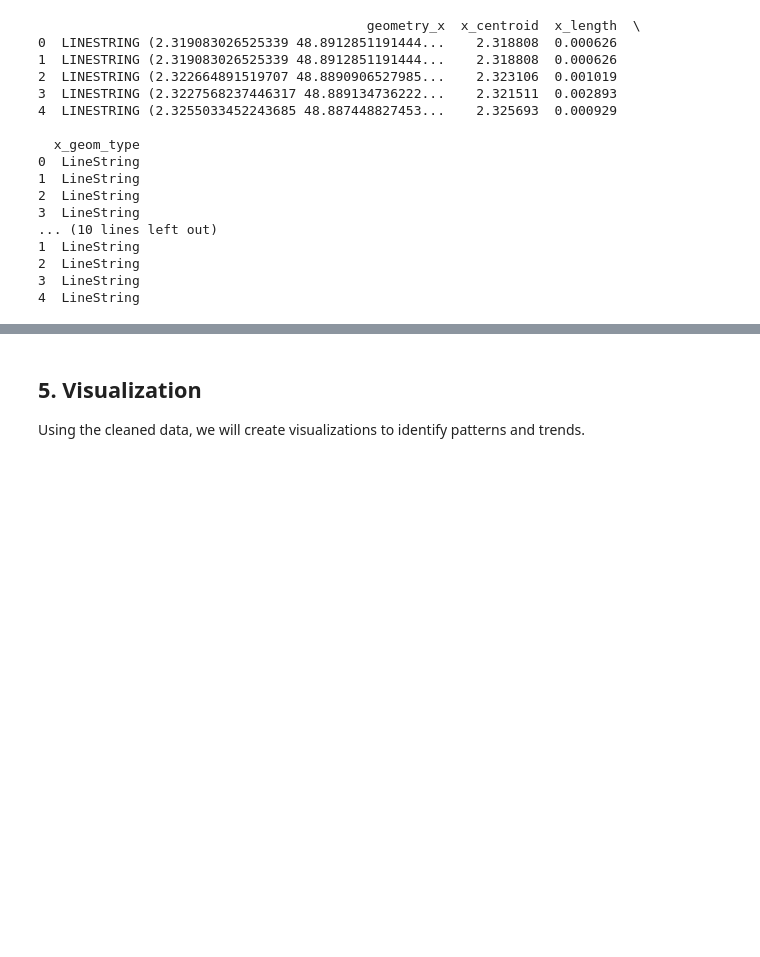
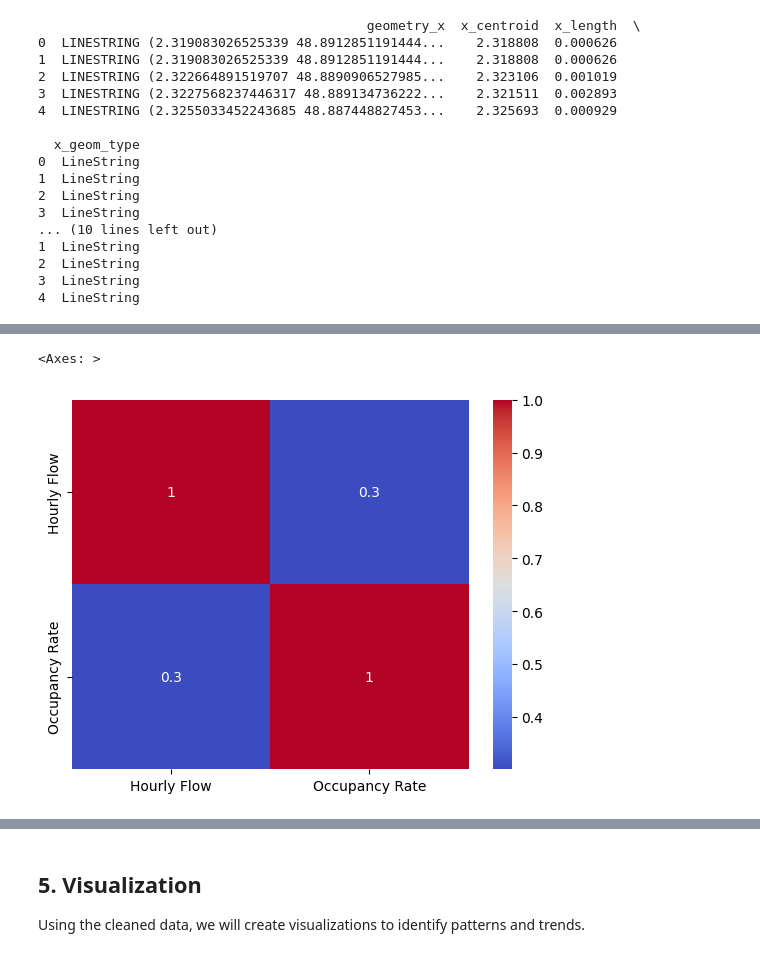
Before and after one commit to Happiste/UrbanPulse, a Jupyter notebook: UrbanPulse.ipynb, the cells around one changed output, grey strips where cells are left out. Saved outputs shown, nothing was run; the diff lists cells and outputs as text; code cells hidden in the pictures; blank space fills up the shorter version.

```diff
--- a/UrbanPulse.ipynb
+++ b/UrbanPulse.ipynb
@@ -652,0 +720,7 @@ print(merged_df[['geometry_y', 'y_centroid', 'y_length', 'y_geom_type']].head())
+# %%
+#Correlation Matrice
+correlation = merged_df[['Hourly Flow', 'Occupancy Rate']].corr()
+sns.heatmap(correlation, annot=True, cmap='coolwarm')
+# %% [output]
+<Axes: >
+[figure, added]
```
Also changed, not shown: parts of 14 cells of this notebook.
